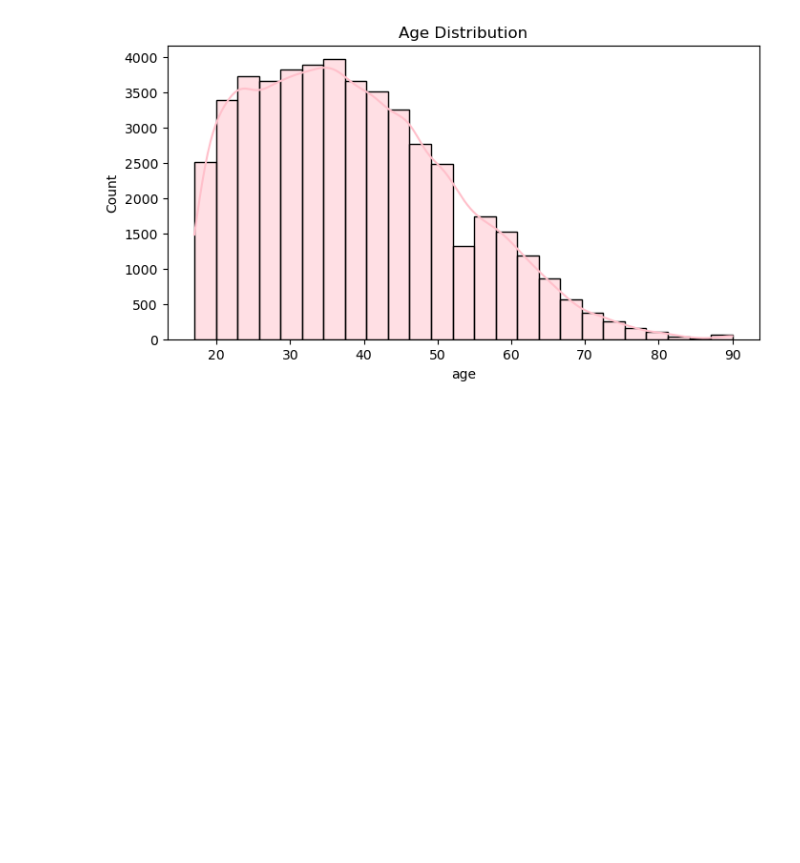
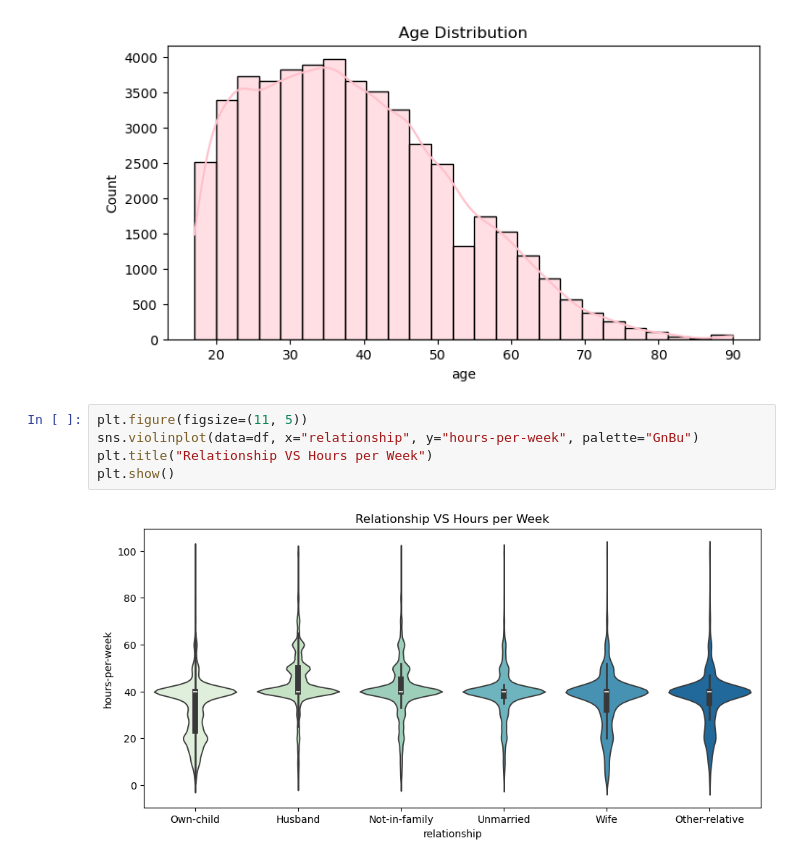
Before and after one commit to nezzzzo/ds-ai-projects, a Jupyter notebook: projects/income/income.ipynb, the cells around one changed output. Saved outputs shown, nothing was run; the diff lists cells and outputs as text; blank space fills up the shorter version.

Commit message:
EDA & Visualizations

```diff
--- a/projects/income/income.ipynb
+++ b/projects/income/income.ipynb
@@ -188,3 +188,10 @@ plt.title("Age Distribution")
 plt.show()
 # %% [output]
 [figure]
+# %%
+plt.figure(figsize=(11, 5))
+sns.violinplot(data=df, x="relationship", y="hours-per-week", palette="GnBu")
+plt.title("Relationship VS Hours per Week")
+plt.show()
+# %% [output]
+[figure, added]
```
Also changed, not shown: parts of 1 cell of this notebook.
